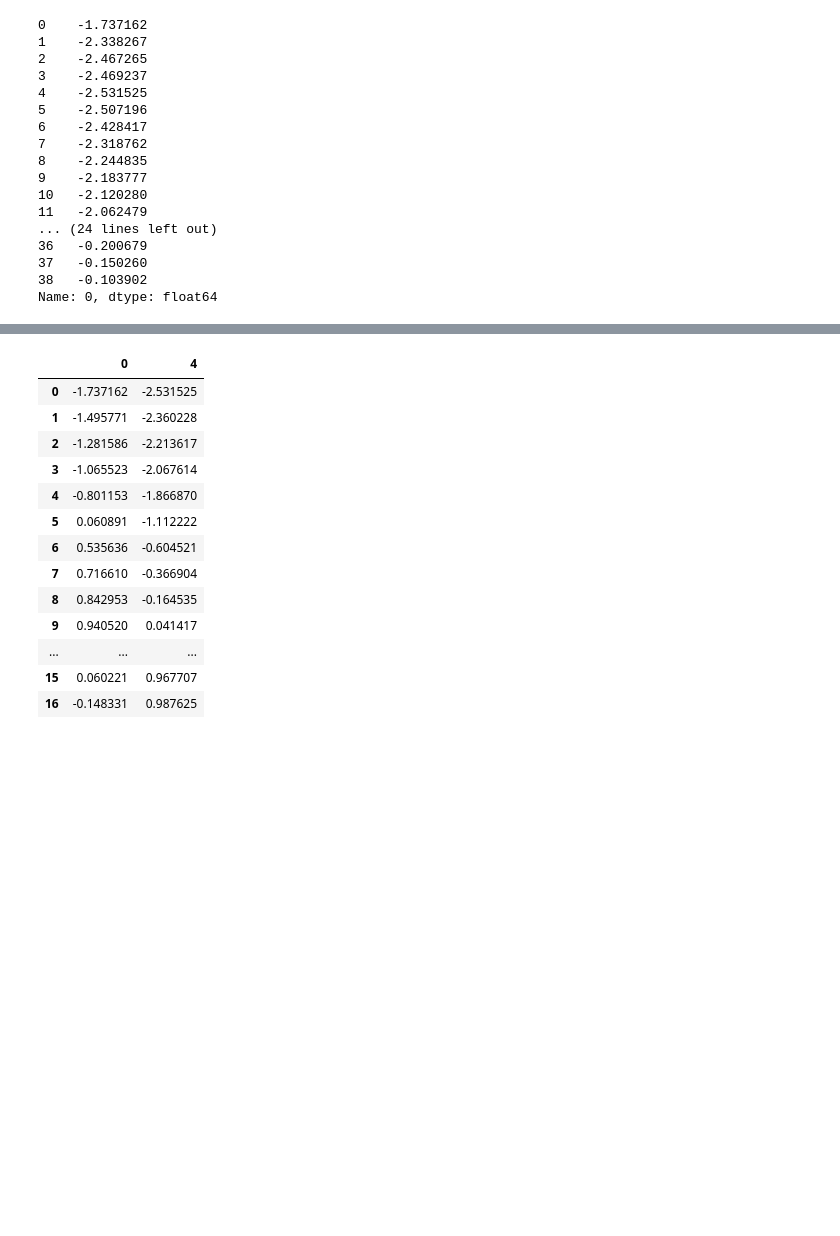
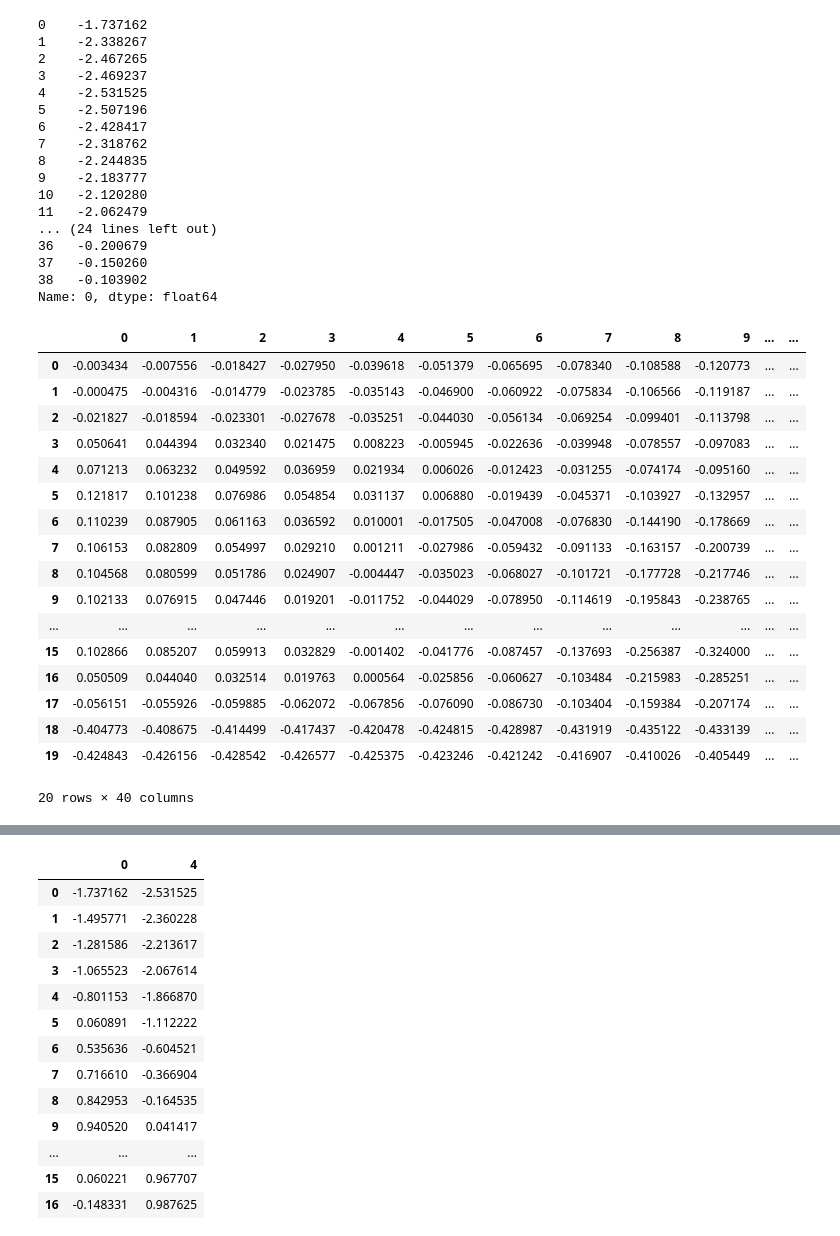
Before and after one commit to bakera81/airfoil-analysis, a Jupyter notebook: airfoil-analysis.ipynb, the cells around one changed output, grey strips where cells are left out. Cells and saved outputs as stored; diff of their text form; code cells hidden in the pictures; blank space fills up the shorter version.

```diff
--- a/airfoil-analysis.ipynb
+++ b/airfoil-analysis.ipynb
@@ -55,0 +45,4 @@ cpc_pressure_df = pd.DataFrame(cpc_pressure)
+# %%
+# naming lists
+cpc_pressure = mat['Cpc_pressure']
+cpc_suction = mat['Cpc_suction']
@@ -73,3 +90,24 @@ cpc_pressure_df.iloc[0,:]
 37   -0.150260
 38   -0.103902
 Name: 0, dtype: float64
+# %%
+cpc_suction_df
+# %% [output]
+|  | 0 | 1 | 2 | 3 | 4 | 5 | 6 | 7 | 8 | 9 | ... | ... |
+| 0 | -0.003434 | -0.007556 | -0.018427 | -0.027950 | -0.039618 | -0.051379 | -0.065695 | -0.078340 | -0.108588 | -0.120773 | ... | ... |
+| 1 | -0.000475 | -0.004316 | -0.014779 | -0.023785 | -0.035143 | -0.046900 | -0.060922 | -0.075834 | -0.106566 | -0.119187 | ... | ... |
+| 2 | -0.021827 | -0.018594 | -0.023301 | -0.027678 | -0.035251 | -0.044030 | -0.056134 | -0.069254 | -0.099401 | -0.113798 | ... | ... |
+| 3 | 0.050641 | 0.044394 | 0.032340 | 0.021475 | 0.008223 | -0.005945 | -0.022636 | -0.039948 | -0.078557 | -0.097083 | ... | ... |
+| 4 | 0.071213 | 0.063232 | 0.049592 | 0.036959 | 0.021934 | 0.006026 | -0.012423 | -0.031255 | -0.074174 | -0.095160 | ... | ... |
+| 5 | 0.121817 | 0.101238 | 0.076986 | 0.054854 | 0.031137 | 0.006880 | -0.019439 | -0.045371 | -0.103927 | -0.132957 | ... | ... |
+| 6 | 0.110239 | 0.087905 | 0.061163 | 0.036592 | 0.010001 | -0.017505 | -0.047008 | -0.076830 | -0.144190 | -0.178669 | ... | ... |
+| 7 | 0.106153 | 0.082809 | 0.054997 | 0.029210 | 0.001211 | -0.027986 | -0.059432 | -0.091133 | -0.163157 | -0.200739 | ... | ... |
+| 8 | 0.104568 | 0.080599 | 0.051786 | 0.024907 | -0.004447 | -0.035023 | -0.068027 | -0.101721 | -0.177728 | -0.217746 | ... | ... |
+| 9 | 0.102133 | 0.076915 | 0.047446 | 0.019201 | -0.011752 | -0.044029 | -0.078950 | -0.114619 | -0.195843 | -0.238765 | ... | ... |
+| ... | ... | ... | ... | ... | ... | ... | ... | ... | ... | ... | ... | ... |
+| 15 | 0.102866 | 0.085207 | 0.059913 | 0.032829 | -0.001402 | -0.041776 | -0.087457 | -0.137693 | -0.256387 | -0.324000 | ... | ... |
+| 16 | 0.050509 | 0.044040 | 0.032514 | 0.019763 | 0.000564 | -0.025856 | -0.060627 | -0.103484 | -0.215983 | -0.285251 | ... | ... |
+| 17 | -0.056151 | -0.055926 | -0.059885 | -0.062072 | -0.067856 | -0.076090 | -0.086730 | -0.103404 | -0.159384 | -0.207174 | ... | ... |
+| 18 | -0.404773 | -0.408675 | -0.414499 | -0.417437 | -0.420478 | -0.424815 | -0.428987 | -0.431919 | -0.435122 | -0.433139 | ... | ... |
+| 19 | -0.424843 | -0.426156 | -0.428542 | -0.426577 | -0.425375 | -0.423246 | -0.421242 | -0.416907 | -0.410026 | -0.405449 | ... | ... |
+20 rows × 40 columns
```
Also changed, not shown: parts of 15 cells of this notebook.
